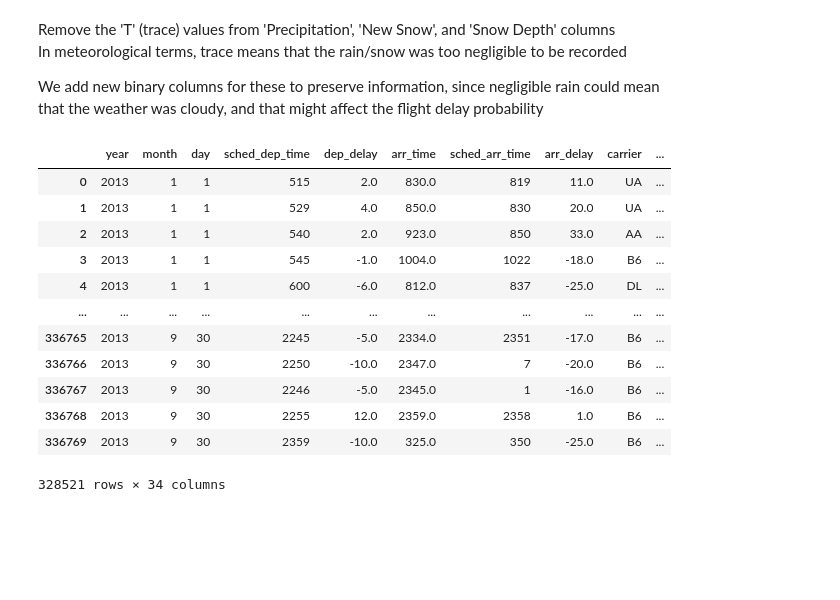
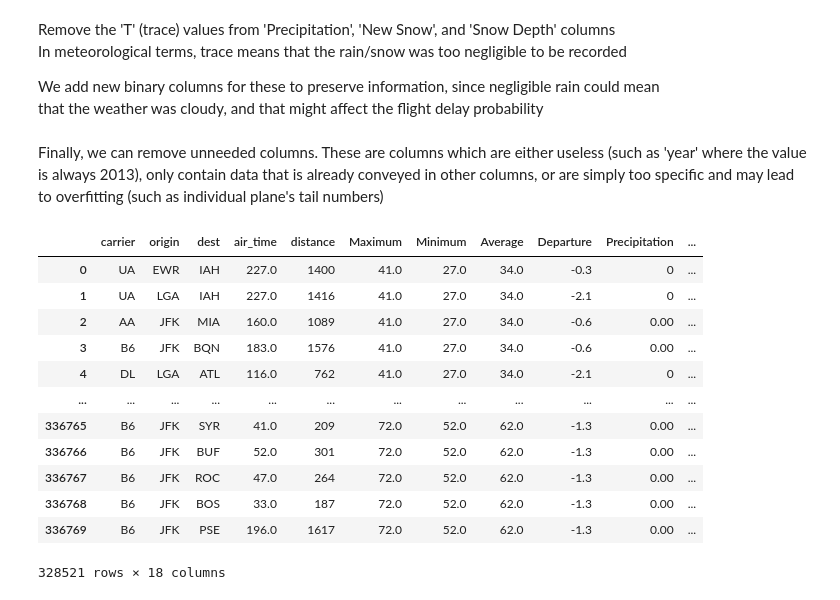
Before and after one commit to hughman98/Determining-Causes-of-Flight-Delays-CSC-522, a Jupyter notebook: code/Preprocessing.ipynb, the cells around one changed output. Saved outputs shown, nothing was run; the diff lists cells and outputs as text; code cells hidden in the pictures; blank space fills up the shorter version.

Commit message:
Dropped Columns

```diff
--- a/code/Preprocessing.ipynb
+++ b/code/Preprocessing.ipynb
@@ -105,19 +107,39 @@ def remove_trace(df):
     return df
 
 df = remove_trace(df)
-# %%
-df
-# %% [output]
-|  | year | month | day | sched_dep_time | dep_delay | arr_time | sched_arr_time | arr_delay | carrier | ... |
-| 0 | 2013 | 1 | 1 | 515 | 2.0 | 830.0 | 819 | 11.0 | UA | ... |
-| 1 | 2013 | 1 | 1 | 529 | 4.0 | 850.0 | 830 | 20.0 | UA | ... |
-| 2 | 2013 | 1 | 1 | 540 | 2.0 | 923.0 | 850 | 33.0 | AA | ... |
-| 3 | 2013 | 1 | 1 | 545 | -1.0 | 1004.0 | 1022 | -18.0 | B6 | ... |
-| 4 | 2013 | 1 | 1 | 600 | -6.0 | 812.0 | 837 | -25.0 | DL | ... |
-| ... | ... | ... | ... | ... | ... | ... | ... | ... | ... | ... |
-| 336765 | 2013 | 9 | 30 | 2245 | -5.0 | 2334.0 | 2351 | -17.0 | B6 | ... |
-| 336766 | 2013 | 9 | 30 | 2250 | -10.0 | 2347.0 | 7 | -20.0 | B6 | ... |
-| 336767 | 2013 | 9 | 30 | 2246 | -5.0 | 2345.0 | 1 | -16.0 | B6 | ... |
-| 336768 | 2013 | 9 | 30 | 2255 | 12.0 | 2359.0 | 2358 | 1.0 | B6 | ... |
-| 336769 | 2013 | 9 | 30 | 2359 | -10.0 | 325.0 | 350 | -25.0 | B6 | ... |
-328521 rows × 34 columns
+# %% [markdown]
+Finally, we can remove unneeded columns. These are columns which are either useless (such as 'year' where the value is always 2013),  only contain data that is already conveyed in other columns, or are simply too specific and may lead to overfitting (such as individual plane's tail numbers)
+# %%
+df.drop('year', axis=1, inplace=True)
+df.drop('month', axis=1, inplace=True)
+df.drop('day', axis=1, inplace=True)
+df.drop('flight', axis=1, inplace=True)
+df.drop('tailnum', axis=1, inplace=True)
+df.drop('sched_dep_time', axis=1, inplace=True)
+df.drop('dep_delay', axis=1, inplace=True)
+df.drop('sched_arr_time', axis=1, inplace=True)
+df.drop('arr_delay', axis=1, inplace=True)
+df.drop('arr_time', axis=1, inplace=True)
+df.drop('hour', axis=1, inplace=True)
+df.drop('minute', axis=1, inplace=True)
+df.drop('time_hour', axis=1, inplace=True)
+df.drop('date', axis=1, inplace=True)
+df.drop('HDD', axis=1, inplace=True)
+df.drop('CDD', axis=1, inplace=True)
+# %%
+df.to_csv("..\data\cleaned_data.csv", index=False)
+df
+# %% [output]
+|  | carrier | origin | dest | air_time | distance | Maximum | Minimum | Average | Departure | Precipitation | ... |
+| 0 | UA | EWR | IAH | 227.0 | 1400 | 41.0 | 27.0 | 34.0 | -0.3 | 0 | ... |
+| 1 | UA | LGA | IAH | 227.0 | 1416 | 41.0 | 27.0 | 34.0 | -2.1 | 0 | ... |
+| 2 | AA | JFK | MIA | 160.0 | 1089 | 41.0 | 27.0 | 34.0 | -0.6 | 0.00 | ... |
+| 3 | B6 | JFK | BQN | 183.0 | 1576 | 41.0 | 27.0 | 34.0 | -0.6 | 0.00 | ... |
+| 4 | DL | LGA | ATL | 116.0 | 762 | 41.0 | 27.0 | 34.0 | -2.1 | 0 | ... |
+| ... | ... | ... | ... | ... | ... | ... | ... | ... | ... | ... | ... |
+| 336765 | B6 | JFK | SYR | 41.0 | 209 | 72.0 | 52.0 | 62.0 | -1.3 | 0.00 | ... |
+| 336766 | B6 | JFK | BUF | 52.0 | 301 | 72.0 | 52.0 | 62.0 | -1.3 | 0.00 | ... |
+| 336767 | B6 | JFK | ROC | 47.0 | 264 | 72.0 | 52.0 | 62.0 | -1.3 | 0.00 | ... |
+| 336768 | B6 | JFK | BOS | 33.0 | 187 | 72.0 | 52.0 | 62.0 | -1.3 | 0.00 | ... |
+| 336769 | B6 | JFK | PSE | 196.0 | 1617 | 72.0 | 52.0 | 62.0 | -1.3 | 0.00 | ... |
+328521 rows × 18 columns
```
Also changed, not shown: parts of 1 cell of this notebook.
